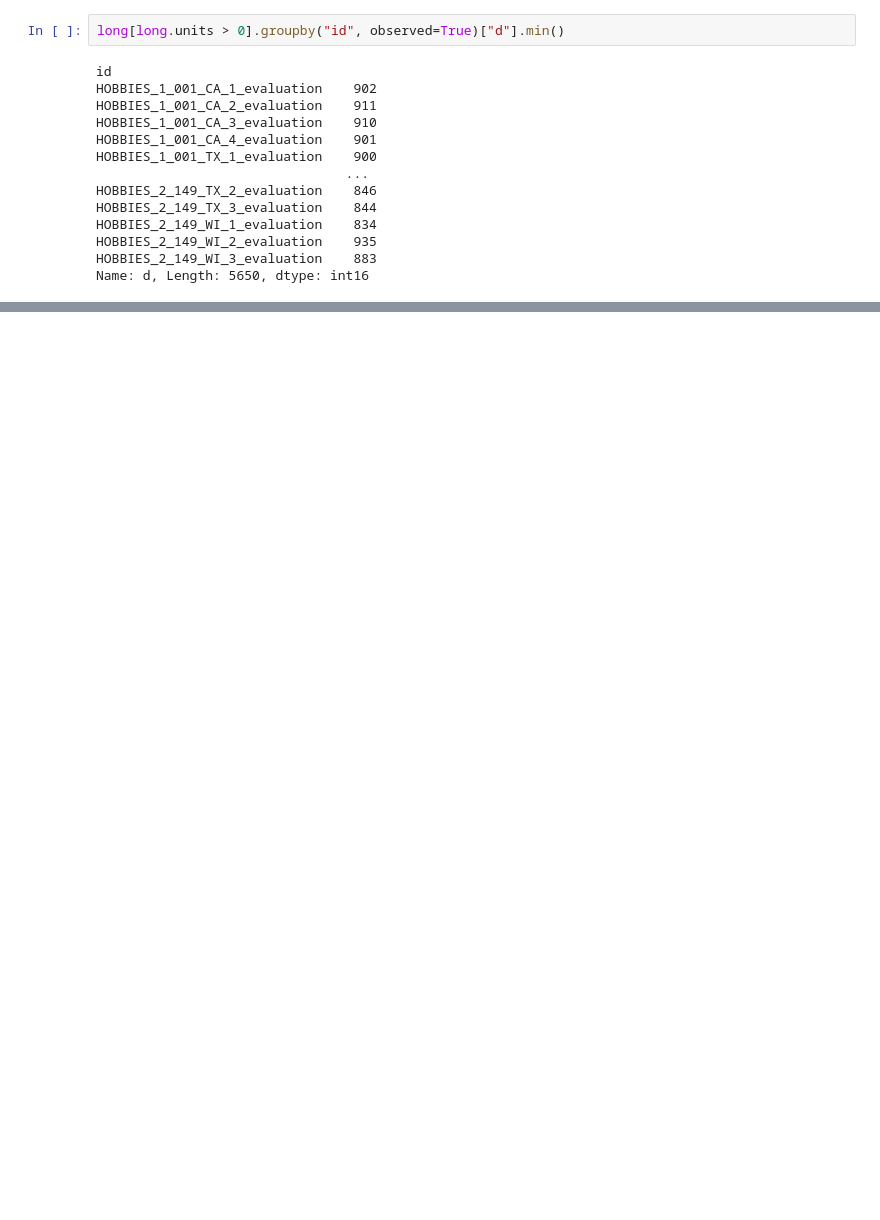
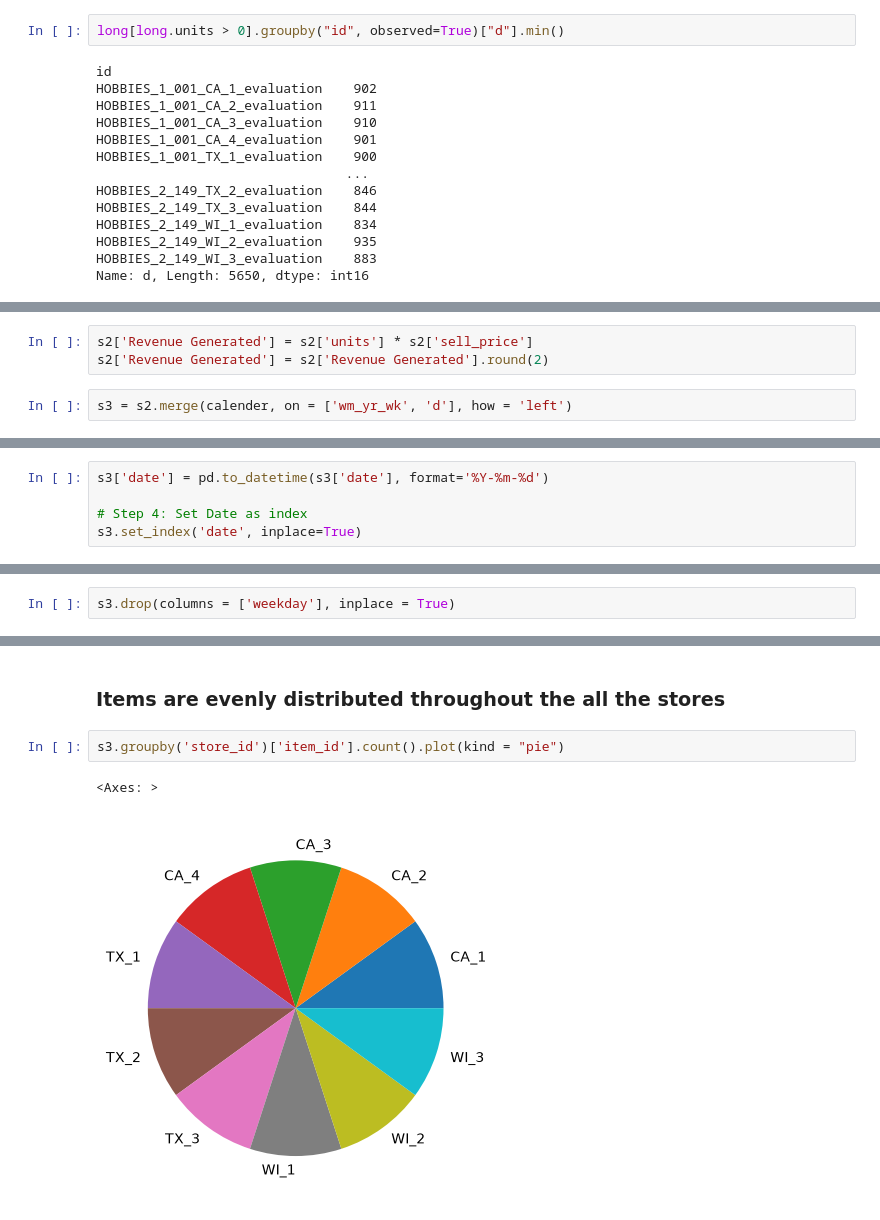
Before and after one commit to Hassan3924/M5-Forecasting, a Jupyter notebook: main.ipynb, the cells around one changed output, grey strips where cells are left out. Cells and saved outputs as stored; diff of their text form; blank space fills up the shorter version.

```diff
--- a/main.ipynb
+++ b/main.ipynb
@@ -241,0 +487,5 @@ Name: d, Length: 5650, dtype: int16
+# %%
+s2['Revenue Generated'] = s2['units'] * s2['sell_price']
+s2['Revenue Generated'] = s2['Revenue Generated'].round(2)
+# %%
+s3 = s2.merge(calender, on = ['wm_yr_wk', 'd'], how = 'left')
@@ -241,0 +502,5 @@ Name: d, Length: 5650, dtype: int16
+# %%
+s3['date'] = pd.to_datetime(s3['date'], format='%Y-%m-%d')
+
+# Step 4: Set Date as index
+s3.set_index('date', inplace=True)
@@ -241,0 +524,2 @@ Name: d, Length: 5650, dtype: int16
+# %%
+s3.drop(columns = ['weekday'], inplace = True)
@@ -241,0 +544,7 @@ Name: d, Length: 5650, dtype: int16
+# %% [markdown]
+### Items are evenly distributed throughout the all the stores
+# %%
+s3.groupby('store_id')['item_id'].count().plot(kind = "pie")
+# %% [output]
+<Axes: >
+[figure, added]
```
Also changed, not shown: parts of 40 cells of this notebook.
